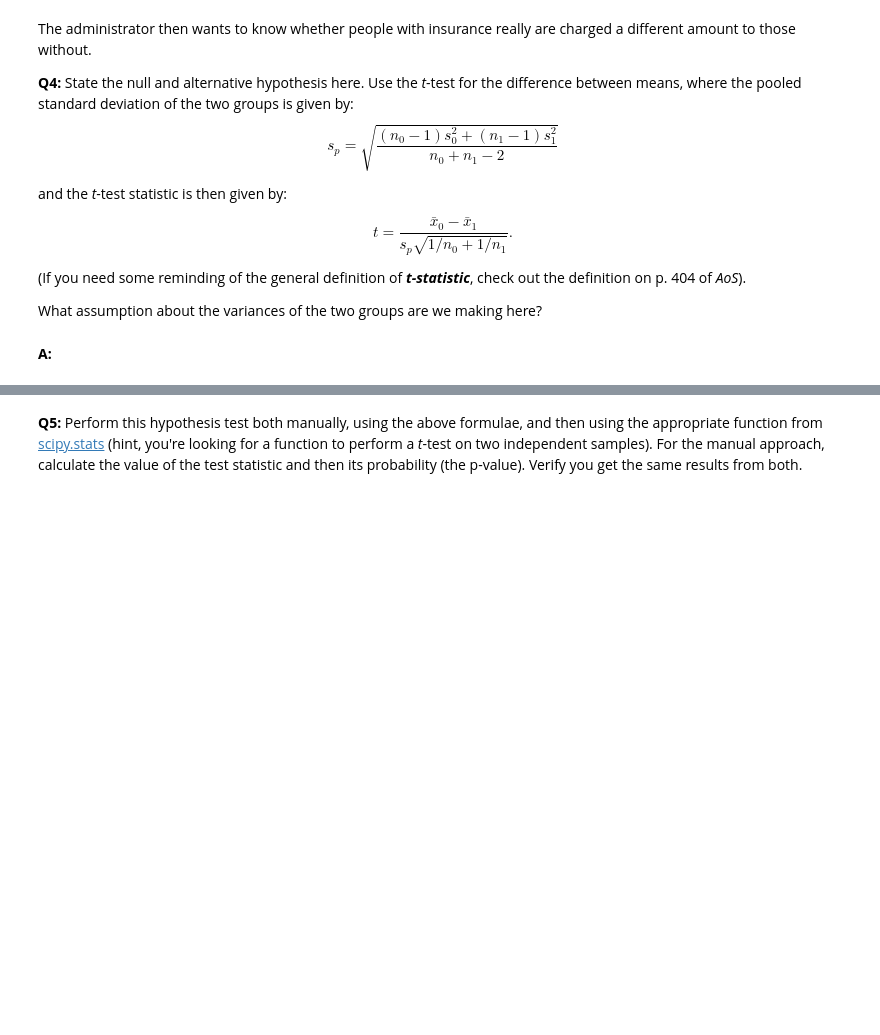
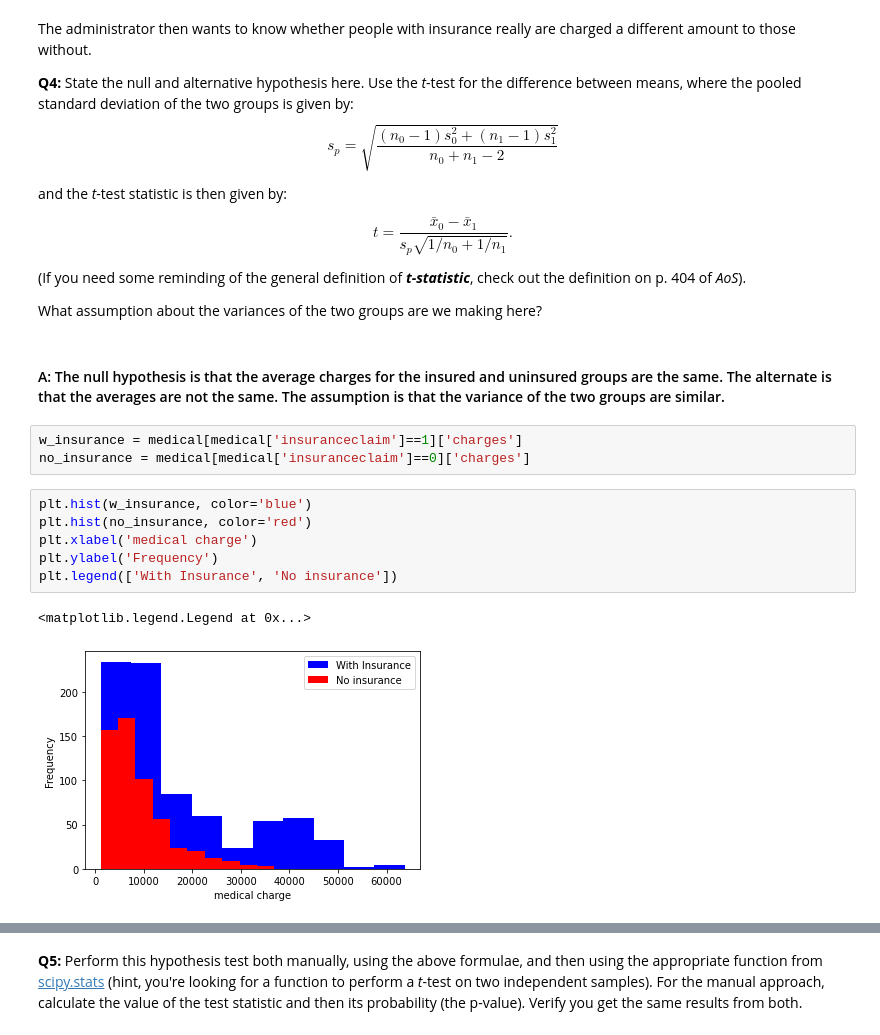
Before and after one commit to somayehY/DataScienceBootCamp, a Jupyter notebook: Unit10/Frequentist Case Study/Frequentist Inference Case Study - Part B (2).ipynb, the cells around one changed output, grey strips where cells are left out. Drawn from its saved outputs; the diff is of its cells as text; blank space fills up the shorter version.

```diff
--- a/Unit10/Frequentist Case Study/Frequentist Inference Case Study - Part B (2).ipynb
+++ b/Unit10/Frequentist Case Study/Frequentist Inference Case Study - Part B (2).ipynb
@@ -202,5 +125,17 @@ t = \frac{\bar{x}_0 - \bar{x}_1}{s_p \sqrt{1/n_0 + 1/n_1}}.
 (If you need some reminding of the general definition of ***t-statistic***, check out the definition on p. 404 of *AoS*).
 
 What assumption about the variances of the two groups are we making here?
-# %% [markdown]
-__A:__
+# %% [markdown]
+####  A: The null hypothesis is that the average charges for the insured and uninsured groups are the same. The alternate is that the averages are not the same. The assumption is that the variance of the two groups are similar.
+# %%
+w_insurance = medical[medical['insuranceclaim']==1]['charges']
+no_insurance = medical[medical['insuranceclaim']==0]['charges']
+# %%
+plt.hist(w_insurance, color='blue')
+plt.hist(no_insurance, color='red')
+plt.xlabel('medical charge')
+plt.ylabel('Frequency')
+plt.legend(['With Insurance', 'No insurance'])
+# %% [output]
+<matplotlib.legend.Legend at 0x...>
+[figure, added]
```
Also changed, not shown: parts of 36 cells of this notebook.
